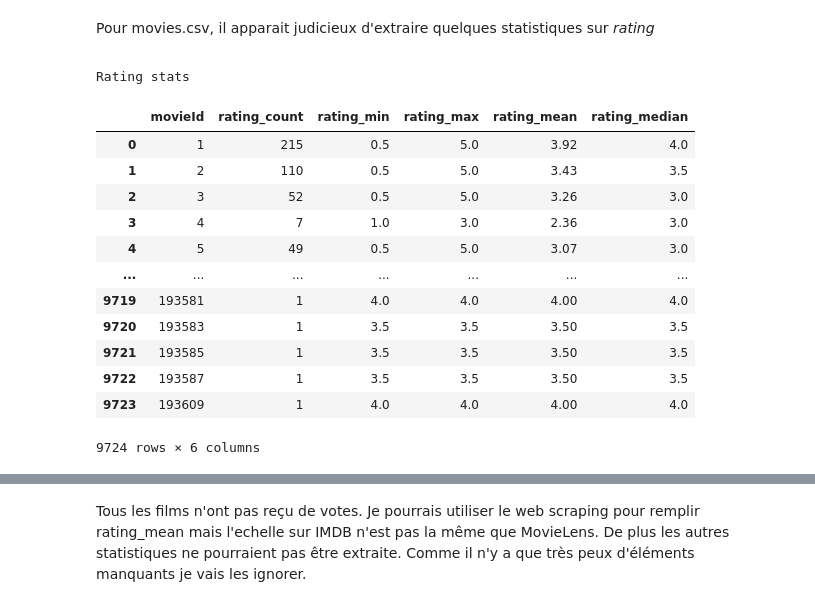
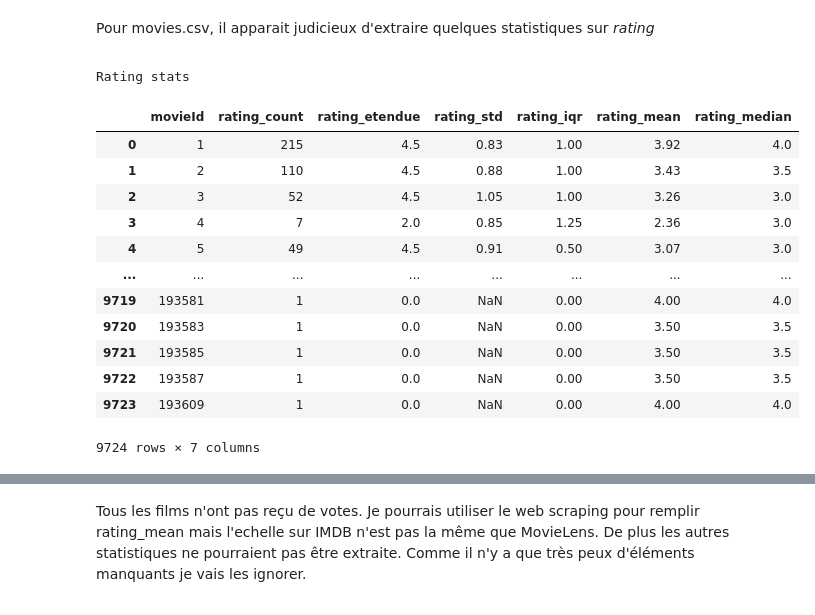
Before and after one commit to jfgagnon00/MovieLens, a Jupyter notebook: Pretraitement.ipynb, the cells around one changed output, grey strips where cells are left out. Drawn from its saved outputs; the diff is of its cells as text; code cells hidden in the pictures.

```diff
--- a/Pretraitement.ipynb
+++ b/Pretraitement.ipynb
@@ -592,33 +592,39 @@ Pour movies.csv, il apparait judicieux d'extraire quelques statistiques sur *rat
 # %%
 #
 # creer des variables pour movies
 #
+def etendue(ratings):
+    return ratings.max() - ratings.min()
+
+def iqr(ratings):
+    return ratings.quantile(0.75) - ratings.quantile(0.25)
+
 ratings_stats = mvl_dataset.ratings[["movieId", "rating"]] \
                            .groupby(by="movieId") \
-                           .agg(["count", "min", "max", "mean", "median"])
+                           .agg(["count", etendue, "std", iqr, "mean", "median"])
 
 def join_name(multiindex_name):
     if "" in multiindex_name:
         return multiindex_name[0]
     else:
         return "_".join(multiindex_name)
 
 ratings_stats.columns = [join_name(a) for a in ratings_stats.columns.to_flat_index()]
 ratings_stats.reset_index(inplace=True)
 print("Rating stats")
 display(ratings_stats.round(2))
 # %% [output]
 Rating stats
-|  | movieId | rating_count | rating_min | rating_max | rating_mean | rating_median |
-| 0 | 1 | 215 | 0.5 | 5.0 | 3.92 | 4.0 |
-| 1 | 2 | 110 | 0.5 | 5.0 | 3.43 | 3.5 |
-| 2 | 3 | 52 | 0.5 | 5.0 | 3.26 | 3.0 |
-| 3 | 4 | 7 | 1.0 | 3.0 | 2.36 | 3.0 |
-| 4 | 5 | 49 | 0.5 | 5.0 | 3.07 | 3.0 |
-| ... | ... | ... | ... | ... | ... | ... |
-| 9719 | 193581 | 1 | 4.0 | 4.0 | 4.00 | 4.0 |
-| 9720 | 193583 | 1 | 3.5 | 3.5 | 3.50 | 3.5 |
-| 9721 | 193585 | 1 | 3.5 | 3.5 | 3.50 | 3.5 |
-| 9722 | 193587 | 1 | 3.5 | 3.5 | 3.50 | 3.5 |
-| 9723 | 193609 | 1 | 4.0 | 4.0 | 4.00 | 4.0 |
+|  | movieId | rating_count | rating_etendue | rating_std | rating_iqr | rating_mean | rating_median |
+| 0 | 1 | 215 | 4.5 | 0.83 | 1.00 | 3.92 | 4.0 |
+| 1 | 2 | 110 | 4.5 | 0.88 | 1.00 | 3.43 | 3.5 |
+| 2 | 3 | 52 | 4.5 | 1.05 | 1.00 | 3.26 | 3.0 |
+| 3 | 4 | 7 | 2.0 | 0.85 | 1.25 | 2.36 | 3.0 |
+| 4 | 5 | 49 | 4.5 | 0.91 | 0.50 | 3.07 | 3.0 |
+| ... | ... | ... | ... | ... | ... | ... | ... |
+| 9719 | 193581 | 1 | 0.0 | NaN | 0.00 | 4.00 | 4.0 |
+| 9720 | 193583 | 1 | 0.0 | NaN | 0.00 | 3.50 | 3.5 |
+| 9721 | 193585 | 1 | 0.0 | NaN | 0.00 | 3.50 | 3.5 |
+| 9722 | 193587 | 1 | 0.0 | NaN | 0.00 | 3.50 | 3.5 |
+| 9723 | 193609 | 1 | 0.0 | NaN | 0.00 | 4.00 | 4.0 |
-9724 rows × 6 columns
+9724 rows × 7 columns
```
Also changed, not shown: parts of 7 cells of this notebook.
